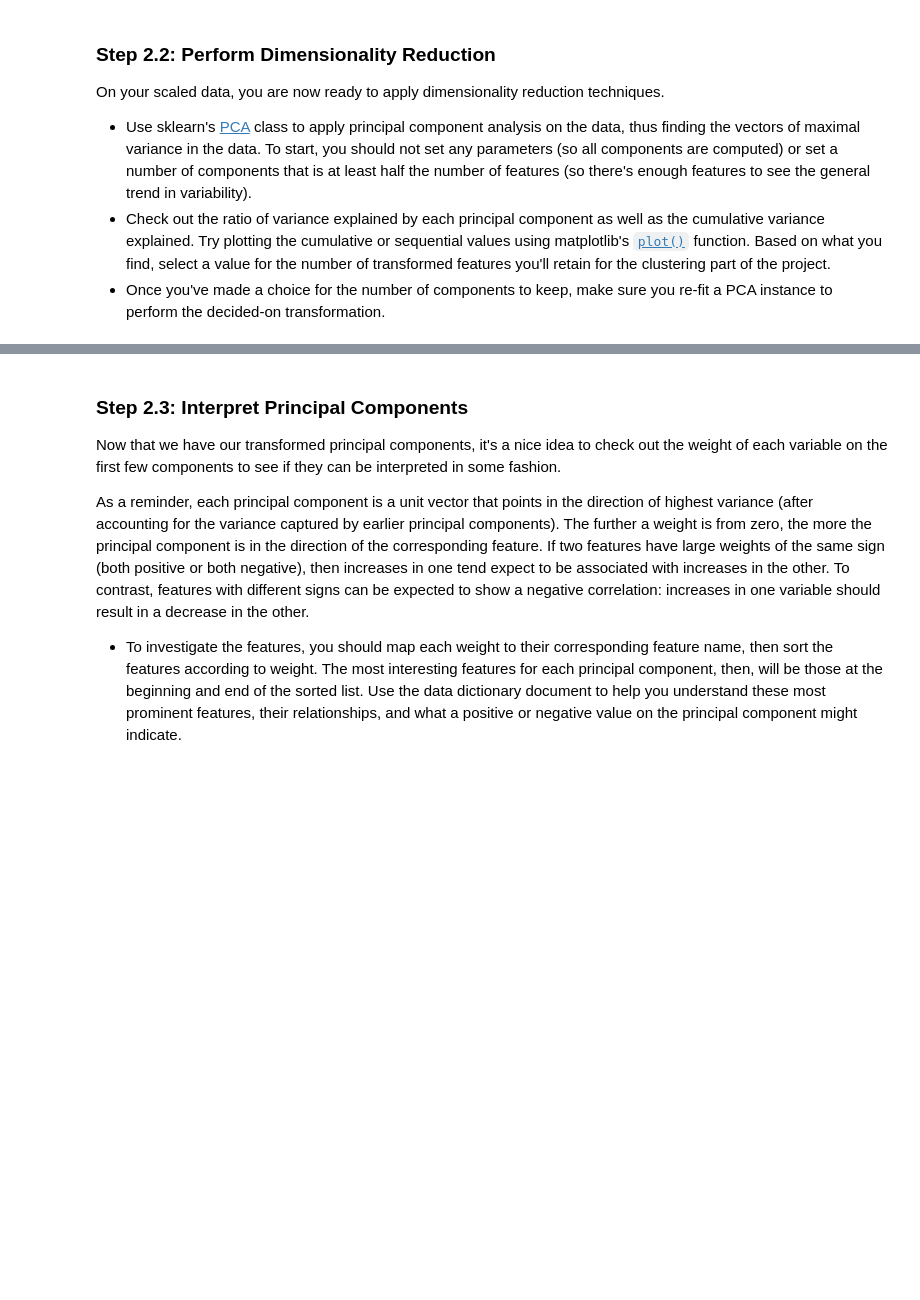
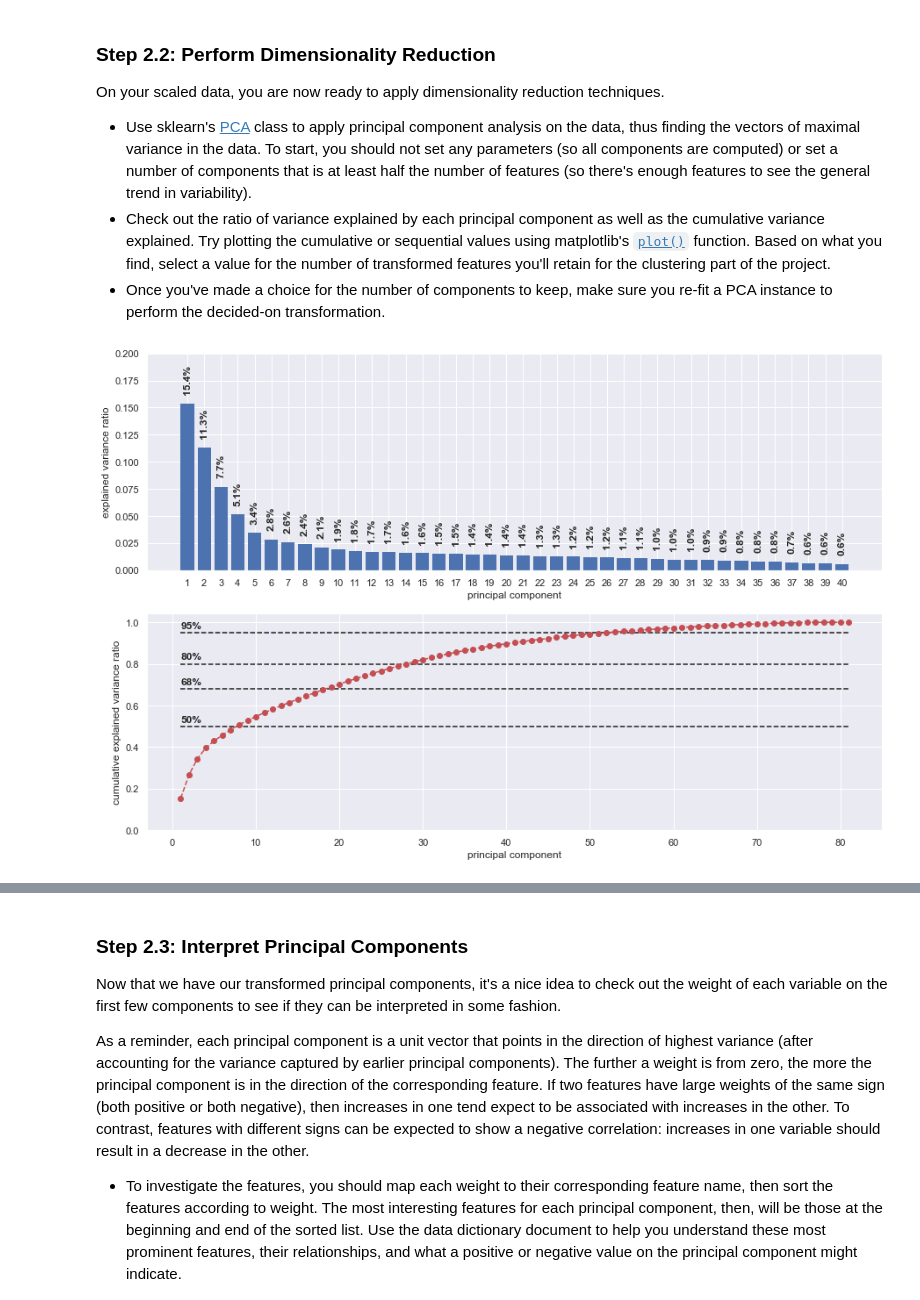
Before and after one commit to lkiewidt/identify_customer_segments, a Jupyter notebook: Identify_Customer_Segments.ipynb, the cells around one changed output, grey strips where cells are left out. Drawn from its saved outputs; the diff is of its cells as text; code cells hidden in the pictures; blank space fills up the shorter version.

```diff
--- a/Identify_Customer_Segments.ipynb
+++ b/Identify_Customer_Segments.ipynb
@@ -439,0 +792,6 @@ def clean_data(df):
+# %%
+# test clean_data()
+data_final = clean_data(azdias)
+
+df_check = data_final != azdias_final
+df_check.sum().sum()
@@ -453,2 +818,6 @@ Before we apply dimensionality reduction techniques to the data, we need to perf
 # %%
 # Apply feature scaling to the general population demographics data.
+from sklearn.preprocessing import StandardScaler
+
+scaler = StandardScaler()
+data_std = scaler.fit_transform(data_final)
@@ -466,5 +835,41 @@ On your scaled data, you are now ready to apply dimensionality reduction techniq
 - Once you've made a choice for the number of components to keep, make sure you re-fit a PCA instance to perform the decided-on transformation.
 # %%
 # Apply PCA to the data.
+from sklearn.decomposition import PCA
+
+pca = PCA()
+data_pca = pca.fit_transform(data_std)
+# %%
+# implement function to plot explained variance from PCA
+def plot_pca(pca, limit=20):
+
+    n_PC = len(pca.explained_variance_ratio_)
+    idx_PC = range(1, n_PC+1)
+    var_PC = pca.explained_variance_ratio_
+    cum_var_PC = np.cumsum(var_PC)
+
+    plt.figure(figsize=(15,10))
+    plt.subplot(2, 1, 1)
+    plt.bar(idx_PC[:limit], var_PC[:limit], linewidth=0.0)
+    plt.xticks(range(1,limit+1))
+    plt.ylim(0.0, np.around(np.max(var_PC), decimals=1))
+    for i in range(0, limit):
+        plt.annotate('%.1f%%' % (100.0*var_PC[i]), (i+1, var_PC[i]+0.01), ha='center', rotation=90.0, weight='bold')
+    plt.xlabel('principal component')
+    plt.ylabel('explained variance ratio')
+
+    plt.subplot(2, 1, 2)
+    plt.plot(idx_PC, cum_var_PC, 'ro--')
+    plt.hlines([0.5, 0.68, 0.8, 0.95], xmin=1, xmax=n_PC, linestyles='--')
+    plt.ylim(ymin=0.0)
+    plt.xlabel('principal component')
+    plt.ylabel('cumulative explained variance ratio')
+    plt.annotate('50%', (1, 0.52), weight='bold')
+    plt.annotate('68%', (1, 0.70), weight='bold')
+    plt.annotate('80%', (1, 0.82), weight='bold')
+    plt.annotate('95%', (1, 0.97), weight='bold')
 # %%
 # Investigate the variance accounted for by each principal component.
+plot_pca(pca, limit=40)
+# %% [output]
+[figure, added]
```
Also changed, not shown: parts of 72 cells of this notebook, 1 other file.
